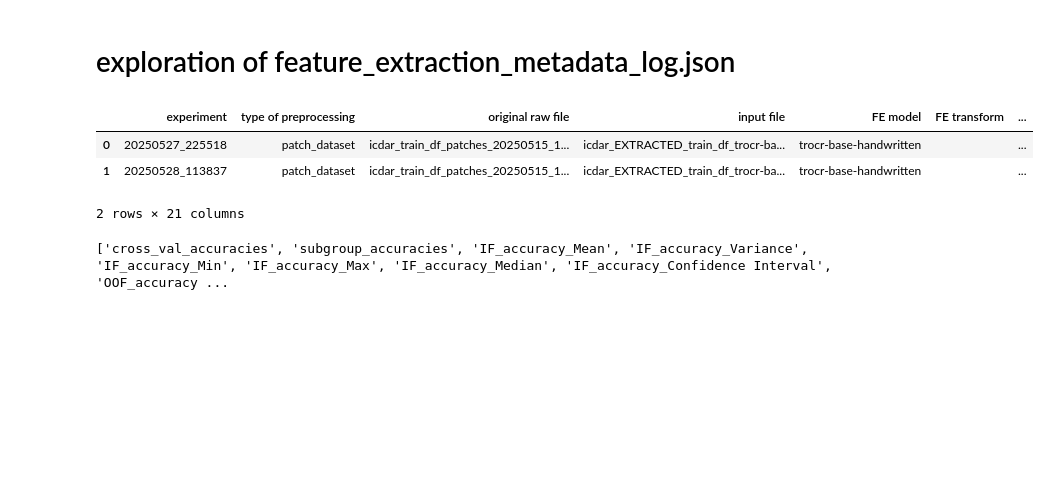
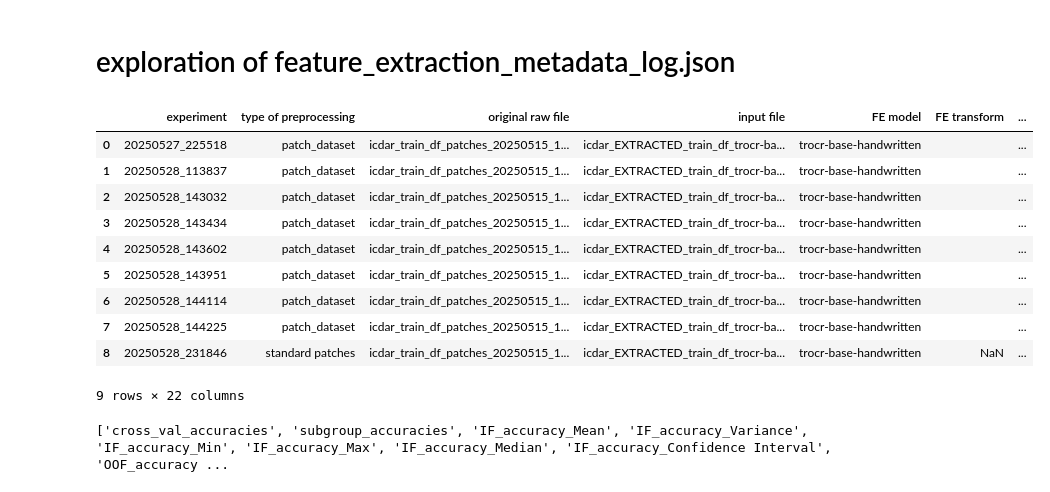
Before and after one commit to gitMorelli/gender_detection, a Jupyter notebook: notebooks/others/explore_log_preprocessed_data.ipynb, the cells around one changed output. Cells and saved outputs as stored; diff of their text form; code cells hidden in the pictures; blank space fills up the shorter version.

```diff
--- a/notebooks/others/explore_log_preprocessed_data.ipynb
+++ b/notebooks/others/explore_log_preprocessed_data.ipynb
@@ -289,12 +289,19 @@ output_dir = source_path + "\\outputs\\logs\\"
 LOG_FILE = output_dir+"feature_extraction_metadata_log.json"
 df = file_IO.assemble_csv_from_log(LOG_FILE)
 # %%
-df.head()
+df.head(10)
 # %% [output]
 |  | experiment | type of preprocessing | original raw file | input file | FE model | FE transform | ... |
 | 0 | 20250527_225518 | patch_dataset | icdar_train_df_patches_20250515_1... | icdar_EXTRACTED_train_df_trocr-ba... | trocr-base-handwritten |  | ... |
 | 1 | 20250528_113837 | patch_dataset | icdar_train_df_patches_20250515_1... | icdar_EXTRACTED_train_df_trocr-ba... | trocr-base-handwritten |  | ... |
+| 2 | 20250528_143032 | patch_dataset | icdar_train_df_patches_20250515_1... | icdar_EXTRACTED_train_df_trocr-ba... | trocr-base-handwritten |  | ... |
+| 3 | 20250528_143434 | patch_dataset | icdar_train_df_patches_20250515_1... | icdar_EXTRACTED_train_df_trocr-ba... | trocr-base-handwritten |  | ... |
+| 4 | 20250528_143602 | patch_dataset | icdar_train_df_patches_20250515_1... | icdar_EXTRACTED_train_df_trocr-ba... | trocr-base-handwritten |  | ... |
+| 5 | 20250528_143951 | patch_dataset | icdar_train_df_patches_20250515_1... | icdar_EXTRACTED_train_df_trocr-ba... | trocr-base-handwritten |  | ... |
+| 6 | 20250528_144114 | patch_dataset | icdar_train_df_patches_20250515_1... | icdar_EXTRACTED_train_df_trocr-ba... | trocr-base-handwritten |  | ... |
+| 7 | 20250528_144225 | patch_dataset | icdar_train_df_patches_20250515_1... | icdar_EXTRACTED_train_df_trocr-ba... | trocr-base-handwritten |  | ... |
+| 8 | 20250528_231846 | standard patches | icdar_train_df_patches_20250515_1... | icdar_EXTRACTED_train_df_trocr-ba... | trocr-base-handwritten | NaN | ... |
-2 rows × 21 columns
+9 rows × 22 columns
 # %%
 df_exp=file_IO.expand_accuracies(df)
 # %%
```
Also changed, not shown: 7 other files.
